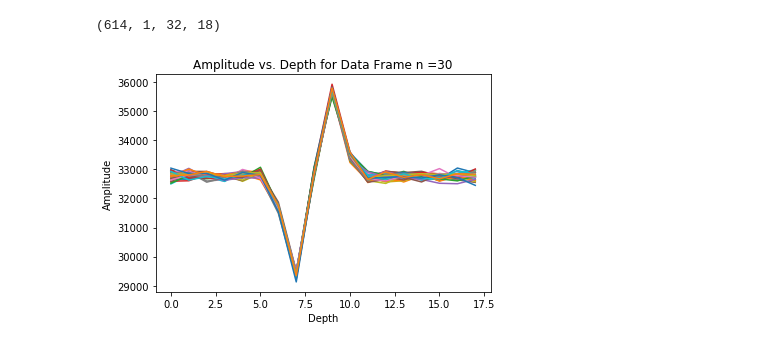
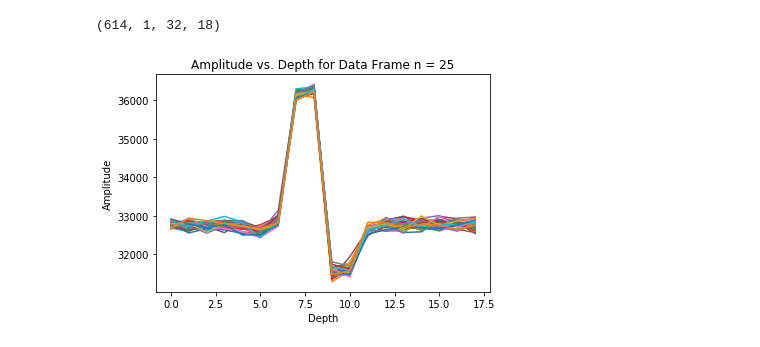
Before and after one commit to MichiganDataScienceTeam/W20-Gesture-Detection, a Jupyter notebook: explore_sparse/explore_sparse_data.ipynb, the cells around one changed output. Saved outputs shown, nothing was run; the diff lists cells and outputs as text; code cells hidden in the pictures.

Commit message:
Plot undersampled wavelets

```diff
--- a/explore_sparse/explore_sparse_data.ipynb
+++ b/explore_sparse/explore_sparse_data.ipynb
@@ -27,11 +27,11 @@ data.shape
 # %%
 # Plot the n-th data frame: go through each sweep, which corresponds to the colors,
 # and plot the amplitude at particular depths
-n = 30
+n = 25
 for i in range(data.shape[2]):
     plt.plot(data[n, 0, i, :])
     plt.xlabel("Depth")
     plt.ylabel("Amplitude")
     plt.title("Amplitude vs. Depth for Data Frame n = " + str(n))
 # %% [output]
-[figure, old version]
+[figure, new version]
```
Also changed, not shown: parts of 1 cell of this notebook.
